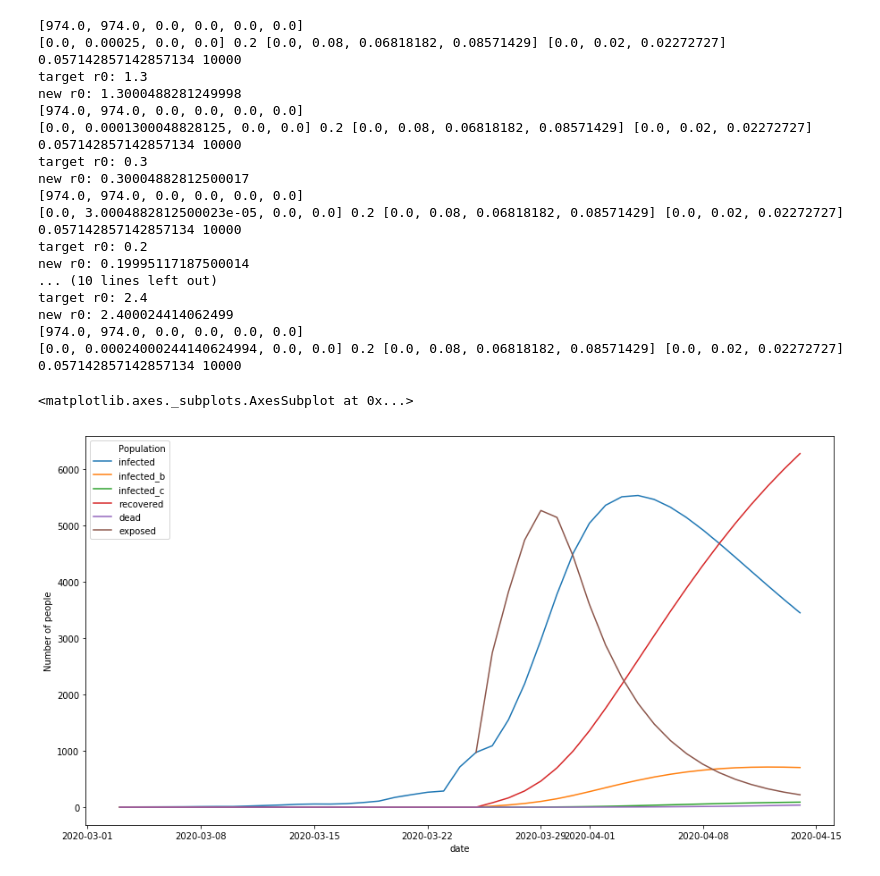
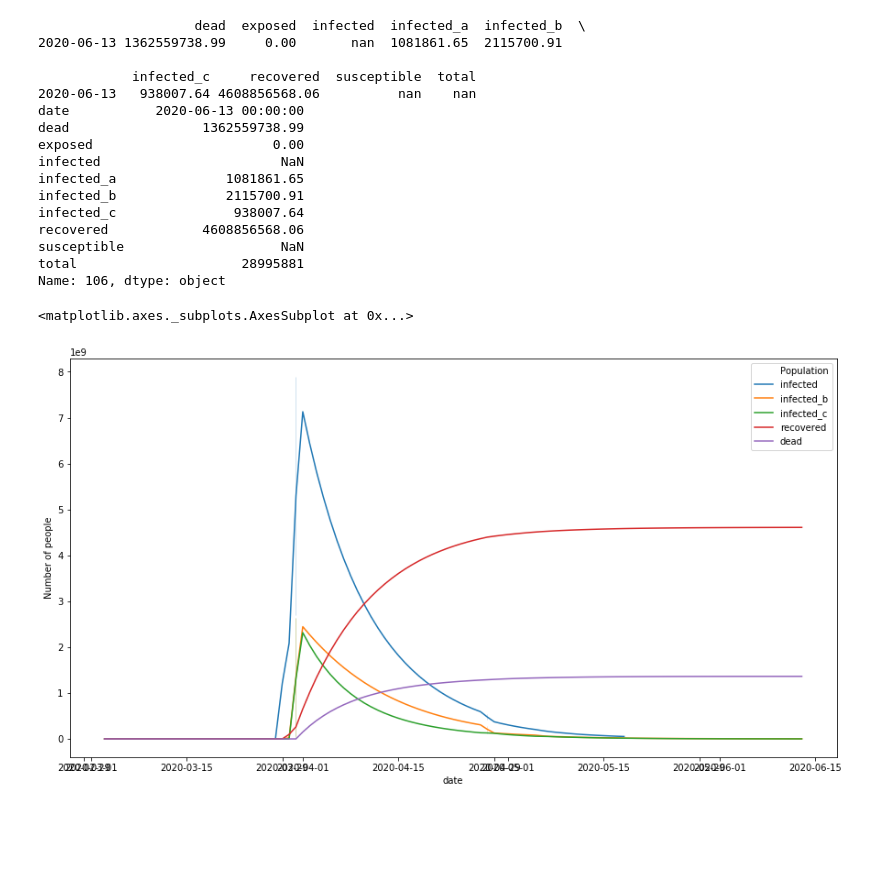
Before and after one commit to act-now-coalition/covid-data-model, a Jupyter notebook: seird_notebook_runtime.ipynb, the cells around one changed output. Saved outputs shown, nothing was run; the diff lists cells and outputs as text; code cells hidden in the pictures; blank space fills up the shorter version.

```diff
--- a/seird_notebook_runtime.ipynb
+++ b/seird_notebook_runtime.ipynb
@@ -39,7 +39,7 @@ def model_state(country, state, interventions=None):
         'beds': Dataset.get_beds_by_country_state(country, state),
         'population': POP,
         #'projection_iterations': 25, # Number of iterations into the future to project
-        'projection_iterations': 5, # Number of iterations into the future to project
+        'projection_iterations': 20, # Number of iterations into the future to project
         'r0': r0,
         'interventions': interventions,
         'hospitalization_rate': HOSPITALIZATION_RATE,
@@ -143,33 +154,35 @@ https://pandas.pydata.org/pandas-docs/stable/indexing.html#deprecate-loc-reindex
 # %%
 [initervention_df, soln] = model_state('USA', 'TX', INTERVENTIONS[3])
 
+print(initervention_df.iloc[-1])
+
 if use_harvard_init:
-    df.index.name = 'date'
-    df.reset_index(inplace=True)
+    initervention_df.index.name = 'date'
+    initervention_df.reset_index(inplace=True)
 
-chart_cols = ["exposed", "infected", "infected_b", "infected_c",  "recovered", "dead"] #, "susceptible"]
+#chart_cols = ["exposed", "infected", "infected_b", "infected_c",  "recovered", "dead"] #, "susceptible"]
+chart_cols = ["infected", "infected_b", "infected_c",  "recovered", "dead"] #, "susceptible"]
 
-plot_df(df, chart_cols)
+plot_df(initervention_df, chart_cols)
 # %% [output]
-[974.0, 974.0, 0.0, 0.0, 0.0, 0.0]
-[0.0, 0.00025, 0.0, 0.0] 0.2 [0.0, 0.08, 0.06818182, 0.08571429] [0.0, 0.02, 0.02272727] 0.057142857142857134 10000
-target r0: 1.3
-new r0: 1.3000488281249998
-[974.0, 974.0, 0.0, 0.0, 0.0, 0.0]
-[0.0, 0.0001300048828125, 0.0, 0.0] 0.2 [0.0, 0.08, 0.06818182, 0.08571429] [0.0, 0.02, 0.02272727] 0.057142857142857134 10000
-target r0: 0.3
-new r0: 0.30004882812500017
-[974.0, 974.0, 0.0, 0.0, 0.0, 0.0]
-[0.0, 3.0004882812500023e-05, 0.0, 0.0] 0.2 [0.0, 0.08, 0.06818182, 0.08571429] [0.0, 0.02, 0.02272727] 0.057142857142857134 10000
-target r0: 0.2
-new r0: 0.19995117187500014
-... (10 lines left out)
-target r0: 2.4
-new r0: 2.400024414062499
-[974.0, 974.0, 0.0, 0.0, 0.0, 0.0]
-[0.0, 0.00024000244140624994, 0.0, 0.0] 0.2 [0.0, 0.08, 0.06818182, 0.08571429] [0.0, 0.02, 0.02272727] 0.057142857142857134 10000
+                    dead  exposed  infected  infected_a  infected_b  \
+2020-06-13 1362559738.99     0.00       nan  1081861.65  2115700.91
+
+            infected_c     recovered  susceptible  total
+2020-06-13   938007.64 4608856568.06          nan    nan
+date           2020-06-13 00:00:00
+dead                 1362559738.99
+exposed                       0.00
+infected                       NaN
+infected_a              1081861.65
+infected_b              2115700.91
+infected_c               938007.64
+recovered            4608856568.06
+susceptible                    NaN
+total                     28995881
+Name: 106, dtype: object
 <matplotlib.axes._subplots.AxesSubplot at 0x...>
-[figure, old version]
+[figure, new version]
 # %%
 if use_harvard_init:
     tmax=365
```
Also changed, not shown: parts of 2 cells of this notebook, 1 other file.
